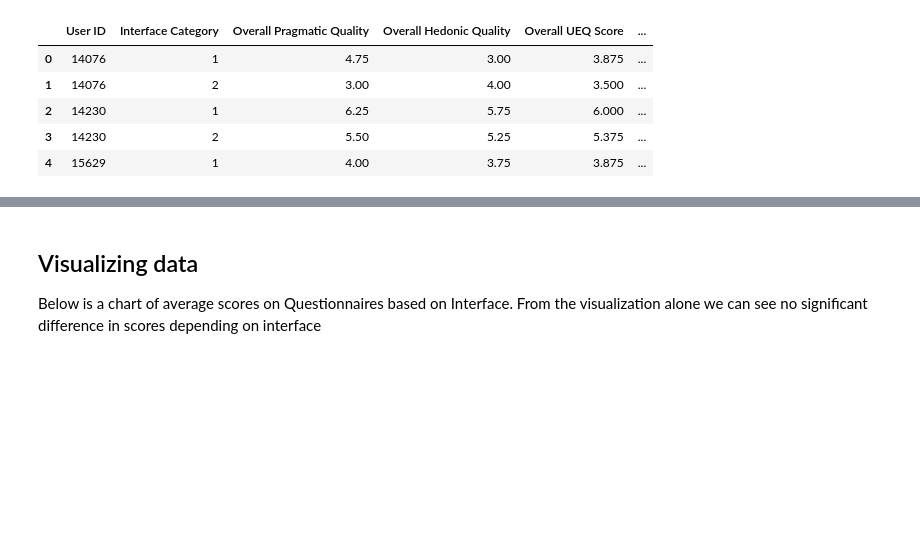
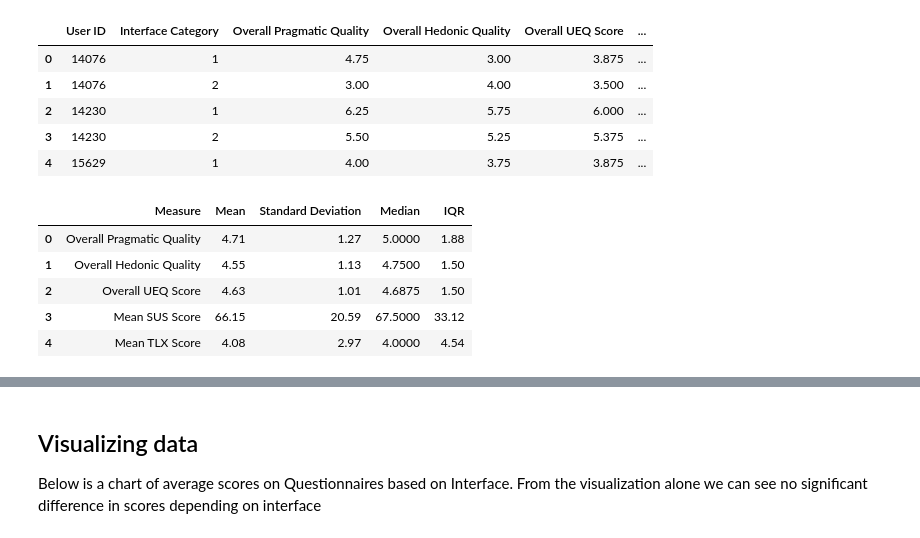
Before and after one commit to ggril/master_thesis, a Jupyter notebook: final_report.ipynb, the cells around one changed output, grey strips where cells are left out. Saved outputs shown, nothing was run; the diff lists cells and outputs as text; code cells hidden in the pictures; blank space fills up the shorter version.

```diff
--- a/final_report.ipynb
+++ b/final_report.ipynb
@@ -95,3 +95,13 @@ combined_scores.head()
 | 2 | 14230 | 1 | 6.25 | 5.75 | 6.000 | ... |
 | 3 | 14230 | 2 | 5.50 | 5.25 | 5.375 | ... |
 | 4 | 15629 | 1 | 4.00 | 3.75 | 3.875 | ... |
+# %%
+calculate_stats=analyst.calculate_statistics(combined_scores, ('Overall Pragmatic Quality', 'Overall Hedonic Quality', 'Overall UEQ Score', 'Mean SUS Score', 'Mean TLX Score'))
+calculate_stats
+# %% [output]
+|  | Measure | Mean | Standard Deviation | Median | IQR |
+| 0 | Overall Pragmatic Quality | 4.71 | 1.27 | 5.0000 | 1.88 |
+| 1 | Overall Hedonic Quality | 4.55 | 1.13 | 4.7500 | 1.50 |
+| 2 | Overall UEQ Score | 4.63 | 1.01 | 4.6875 | 1.50 |
+| 3 | Mean SUS Score | 66.15 | 20.59 | 67.5000 | 33.12 |
+| 4 | Mean TLX Score | 4.08 | 2.97 | 4.0000 | 4.54 |
```
Also changed, not shown: parts of 3 cells of this notebook, 1 other file.
